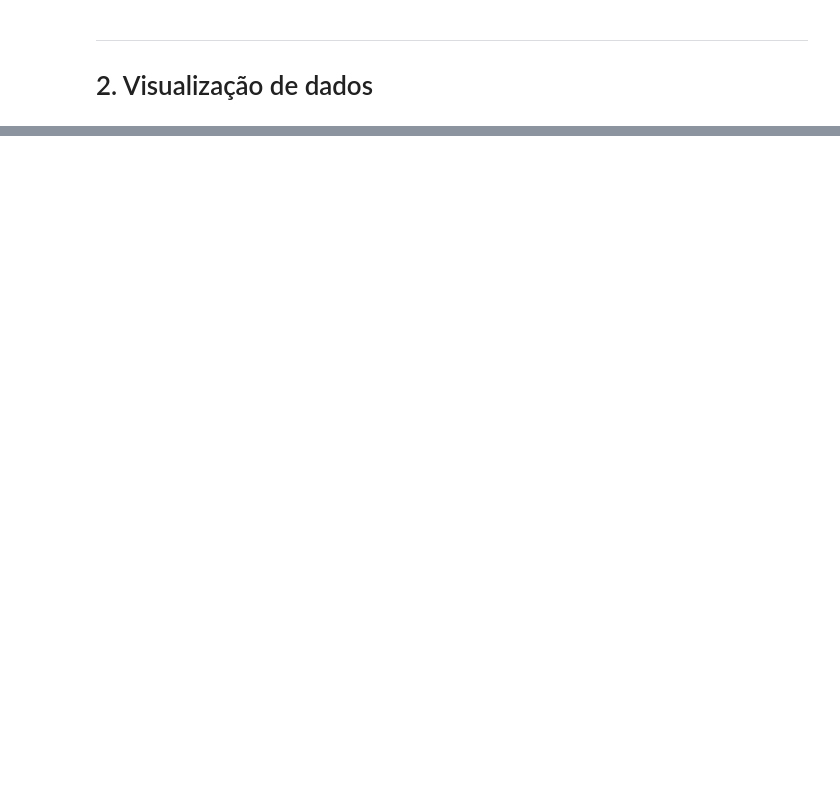
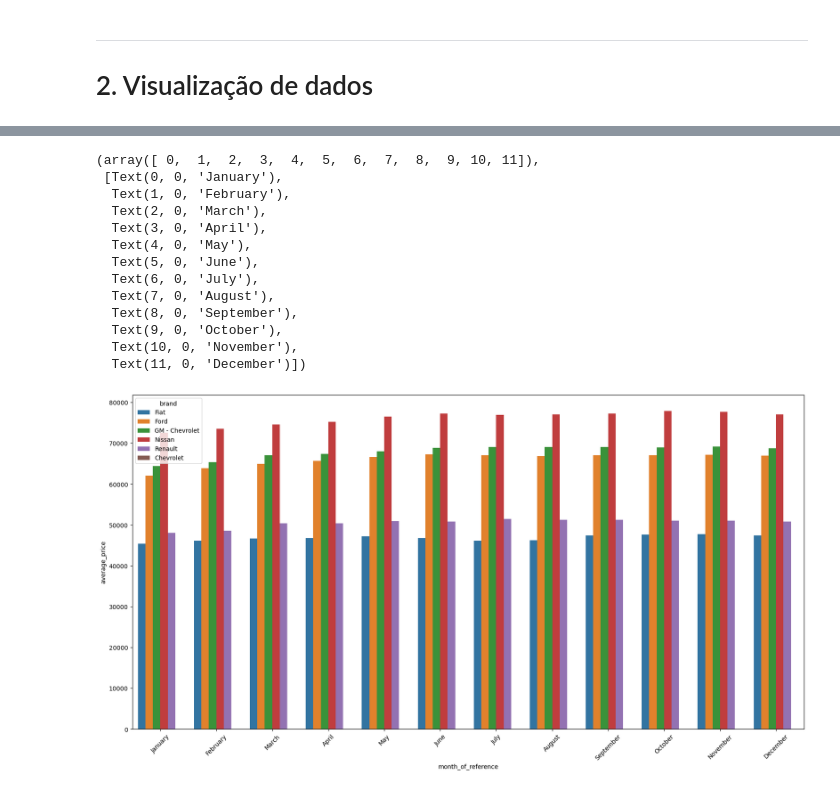
Before and after one commit to rodrigoRolim/LPA_python, a Jupyter notebook: scripts.ipynb, the cells around one changed output, grey strips where cells are left out. Cells and saved outputs as stored; diff of their text form; code cells hidden in the pictures; blank space fills up the shorter version.

```diff
--- a/scripts.ipynb
+++ b/scripts.ipynb
@@ -266,0 +231,4 @@ Name: count, dtype: int64
+# %%
+# Obter somente carros do ano de 2022
+cars_in_2022 = dados[dados['year_of_reference'] == 2022]
+cars_in_2022.head()
@@ -266,0 +242,8 @@ Name: count, dtype: int64
+# %%
+# Definir a ordem dos meses customizada
+month_order = ['January', 'February', 'March', 'April', 'May', 'June', 'July', 'August', 'September', 'October', 'November', 'December']
+# %%
+# Agrupar os preços médios dos carros em cada mês
+cars_in_2022['month_of_reference'] = pd.Categorical(cars_in_2022['month_of_reference'], categories=month_order, ordered=True)
+cars_avg_price_in_2022 = cars_in_2022.groupby(['month_of_reference', 'brand'])['avg_price_brl'].mean().round(0)
+cars_avg_price_in_2022.head()
@@ -266,0 +258,4 @@ Name: count, dtype: int64
+# %%
+# Utilizando a função reset_index para criar uma ordem e facilitar a criação do gráfico
+cars_avg_price_in_2022 = cars_avg_price_in_2022.reset_index(name='average_price')
+cars_avg_price_in_2022.head()
@@ -266,0 +269,19 @@ Name: count, dtype: int64
+# %%
+plt.figure(figsize=(20,10))
+sns.barplot(x='month_of_reference', y='average_price', hue='brand', data=cars_avg_price_in_2022, hue_order=['Fiat', 'Ford', 'GM - Chevrolet', 'Nissan', 'Renault', 'Chevrolet'])
+plt.xticks(rotation=45)
+# %% [output]
+(array([ 0,  1,  2,  3,  4,  5,  6,  7,  8,  9, 10, 11]),
+ [Text(0, 0, 'January'),
+  Text(1, 0, 'February'),
+  Text(2, 0, 'March'),
+  Text(3, 0, 'April'),
+  Text(4, 0, 'May'),
+  Text(5, 0, 'June'),
+  Text(6, 0, 'July'),
+  Text(7, 0, 'August'),
+  Text(8, 0, 'September'),
+  Text(9, 0, 'October'),
+  Text(10, 0, 'November'),
+  Text(11, 0, 'December')])
+[figure, added]
```
Also changed, not shown: parts of 18 cells of this notebook.
